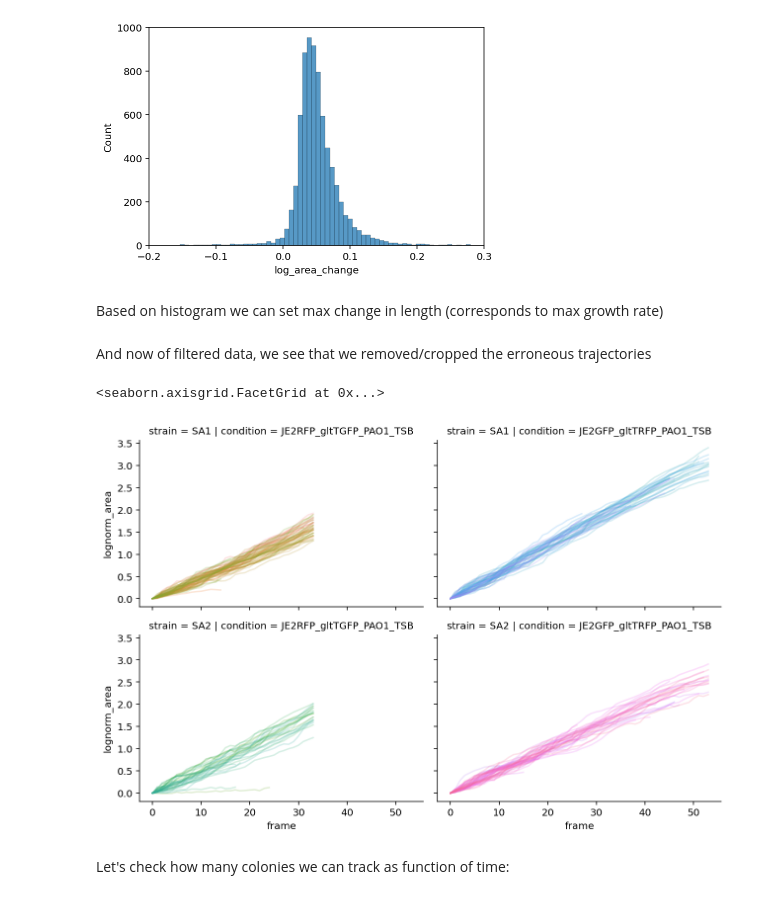
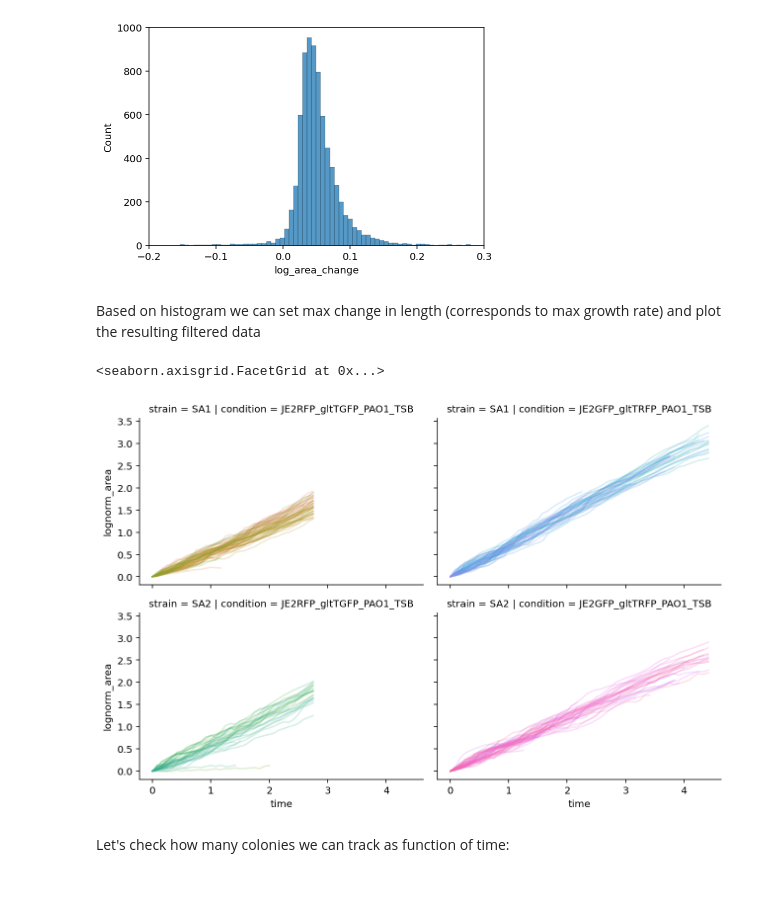
Before and after one commit to simonvanvliet/PA-SA_Agarpads, a Jupyter notebook: 2_plot_colony_growth.ipynb, the cells around one changed output. Saved outputs shown, nothing was run; the diff lists cells and outputs as text; code cells hidden in the pictures.

```diff
--- a/2_plot_colony_growth.ipynb
+++ b/2_plot_colony_growth.ipynb
@@ -82,21 +82,23 @@ sns.histplot(data=df, x='log_area_change', bins=200).set_xlim(-0.2,0.3)
 (-0.2, 0.3)
 [figure]
 # %% [markdown]
-Based on histogram we can set max change in length (corresponds to max growth rate)
+Based on histogram we can set max change in length (corresponds to max growth rate) and plot the resulting filtered data
 # %%
+#set min and max change in log area between frames for filtering
 min_dl = -0.06
 max_dl = 0.2
+
+#stop tracks at first frame where error occurs
 df['track_error'] = (df['log_area_change']<min_dl) | (df['log_area_change']>max_dl)
 track_filter = df.groupby('unique_id')['track_error'].cumsum() > 0
 df_filtered = df.loc[~track_filter].copy()
+
+#plot filtered data
+g = sns.FacetGrid(data=df_filtered, col='condition',row='strain',aspect=1.5,hue='unique_id')
+g.map_dataframe(sns.lineplot, x='time', y='lognorm_area', alpha=0.2)
+# %% [output]
+<seaborn.axisgrid.FacetGrid at 0x...>
+[figure, added]
-# %% [markdown]
-And now of filtered data, we see that we removed/cropped the erroneous trajectories
-# %%
-g = sns.FacetGrid(data=df_filtered, col='condition',row='strain',aspect=1.5,hue='unique_id')
-g.map_dataframe(sns.lineplot, x='frame', y='lognorm_area', alpha=0.2)
-# %% [output]
-<seaborn.axisgrid.FacetGrid at 0x...>
-[figure, removed]
 # %% [markdown]
 Let's check how many colonies we can track as function of time:
 # %%
```
Also changed, not shown: parts of 27 cells of this notebook.
